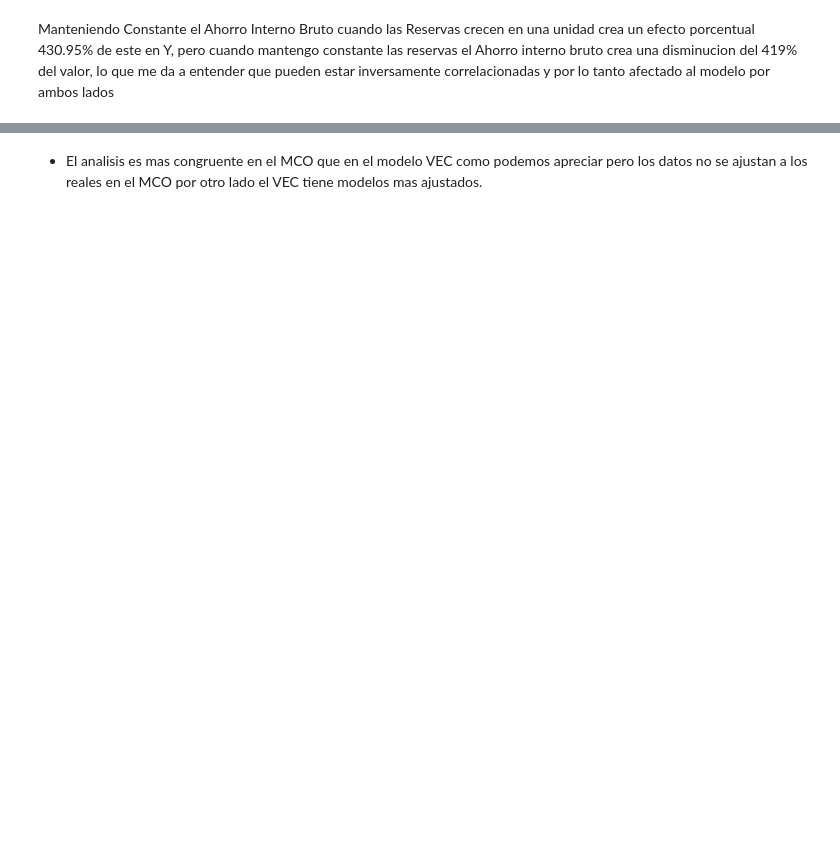
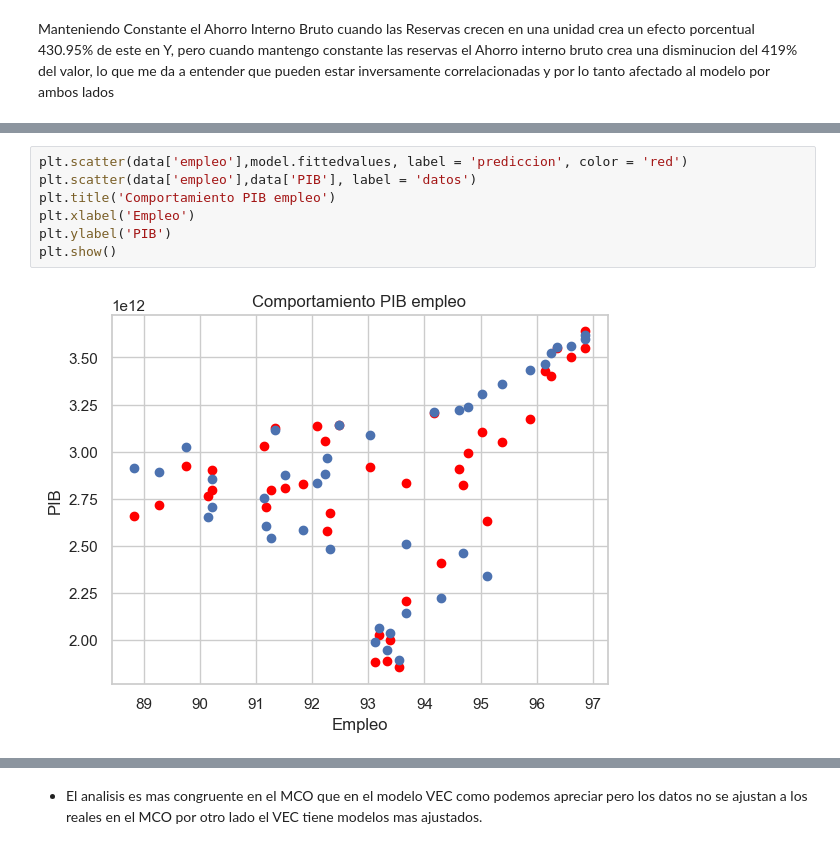
Before and after one commit to miguel2019547/econometria_2, a Jupyter notebook: _VEC/Cobb-Douglass.ipynb, the cells around one changed output, grey strips where cells are left out. Saved outputs shown, nothing was run; the diff lists cells and outputs as text; blank space fills up the shorter version.

```diff
--- a/_VEC/Cobb-Douglass.ipynb
+++ b/_VEC/Cobb-Douglass.ipynb
@@ -262 +291,10 @@ plt.show()
+# %%
+plt.scatter(data['empleo'],model.fittedvalues, label = 'prediccion', color = 'red')
+plt.scatter(data['empleo'],data['PIB'], label = 'datos')
+plt.title('Comportamiento PIB empleo')
+plt.xlabel('Empleo')
+plt.ylabel('PIB')
+plt.show()
+# %% [output]
+[figure, added]
 # %%
```
Also changed, not shown: parts of 21 cells of this notebook.
